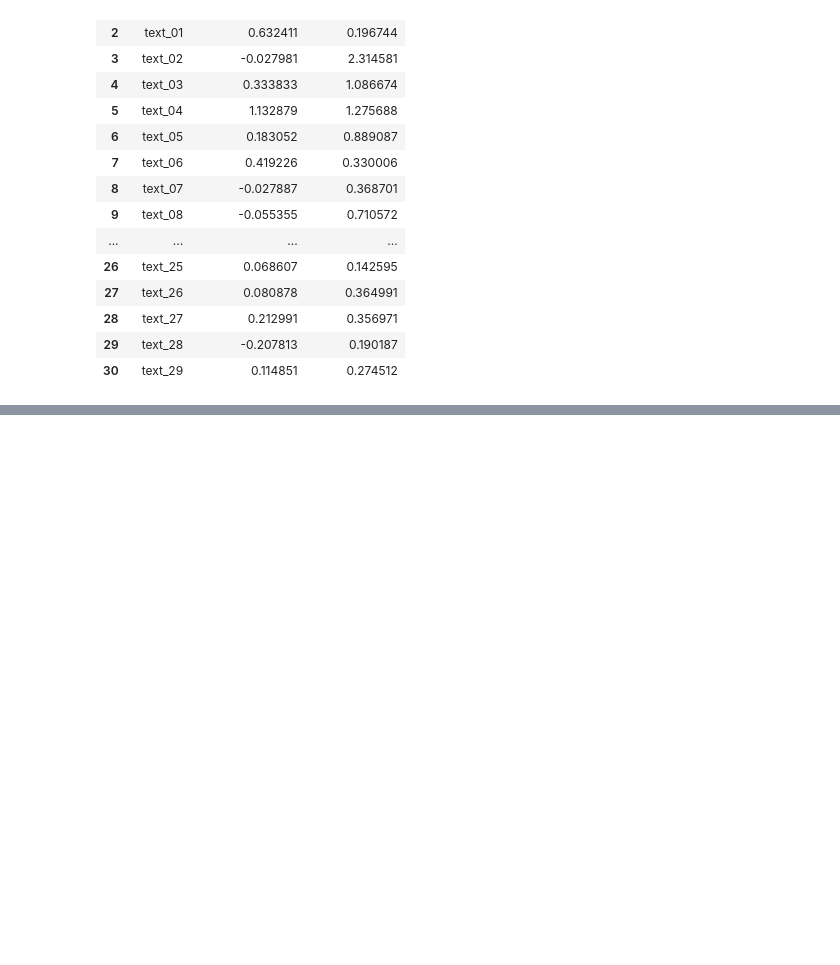
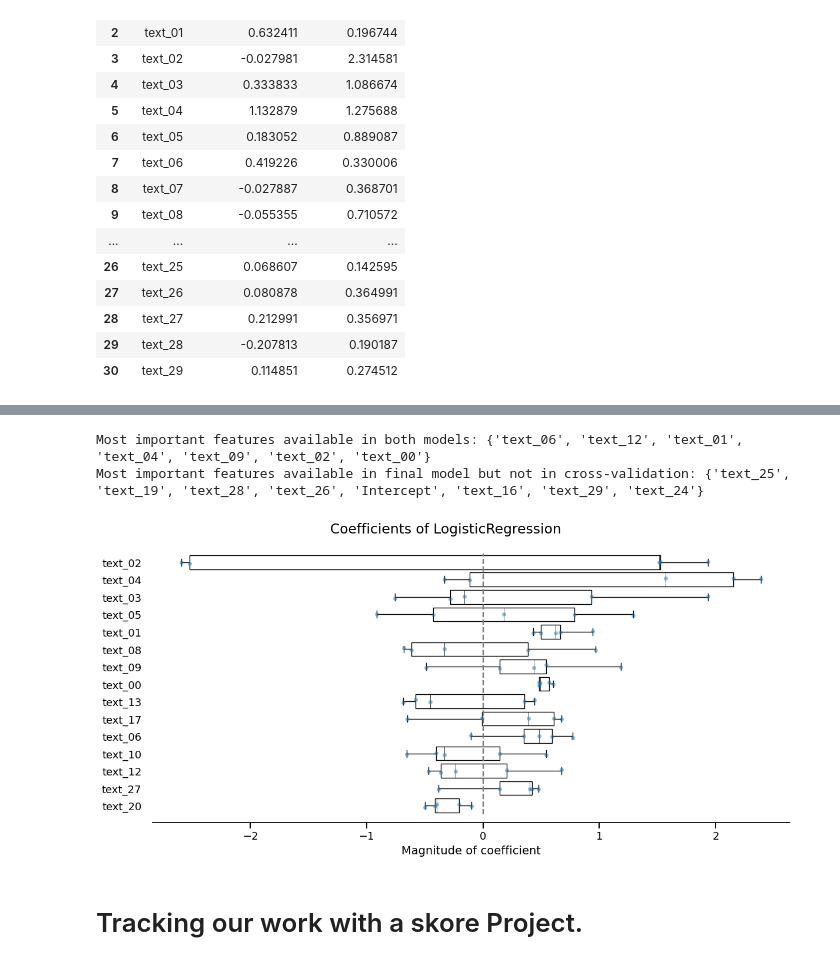
Before and after one commit to DavidGuzzi/DGKaggle, a Jupyter notebook: Playground Series/Season 6/Episode 8 - Predicting Smartphone Addiction/skore.ipynb, the cells around one changed output, grey strips where cells are left out. Saved outputs shown, nothing was run; the diff lists cells and outputs as text; code cells hidden in the pictures; blank space fills up the shorter version.

```diff
--- a/Playground Series/Season 6/Episode 8 - Predicting Smartphone Addiction/skore.ipynb
+++ b/Playground Series/Season 6/Episode 8 - Predicting Smartphone Addiction/skore.ipynb
@@ -203,0 +404,32 @@ coefficients.frame()
+# %%
+# As expected, our final model gets better performance, likely thanks to the larger training set.
+
+# Our final sanity check is to compare the features considered most impactful between our final model and the cross-validation.
+
+final_coefficients = final_report.inspection.coefficients()
+cv_coefficients = logreg_cv_report.inspection.coefficients()
+
+features_final_coefficients = final_coefficients.frame(select_k=15)["feature"]
+features_cv_coefficients = cv_coefficients.frame(select_k=15)["feature"]
+
+print(
+    f"Most important features available in both models: "
+    f"{set(features_final_coefficients).intersection(set(features_cv_coefficients))}"
+)
+
+print(
+    f"Most important features available in final model but not in cross-validation: "
+    f"{set(features_final_coefficients).difference(set(features_cv_coefficients))}"
+)
+# %% [output]
+Most important features available in both models: {'text_06', 'text_12', 'text_01', 'text_04', 'text_09', 'text_02', 'text_00'}
+Most important features available in final model but not in cross-validation: {'text_25', 'text_19', 'text_28', 'text_26', 'Intercept', 'text_16', 'text_29', 'text_24'}
+# %%
+# We can further check if there is a drastic difference in the ordering by plotting those features with the largest absolute coefficients.
+
+final_coefficients.plot(select_k=15, sorting_order="descending")
+cv_coefficients.plot(select_k=15, sorting_order="descending")
+# %% [output]
+[figure, added]
+# %% [markdown]
+# Tracking our work with a skore Project.
```
Also changed, not shown: parts of 23 cells of this notebook.
